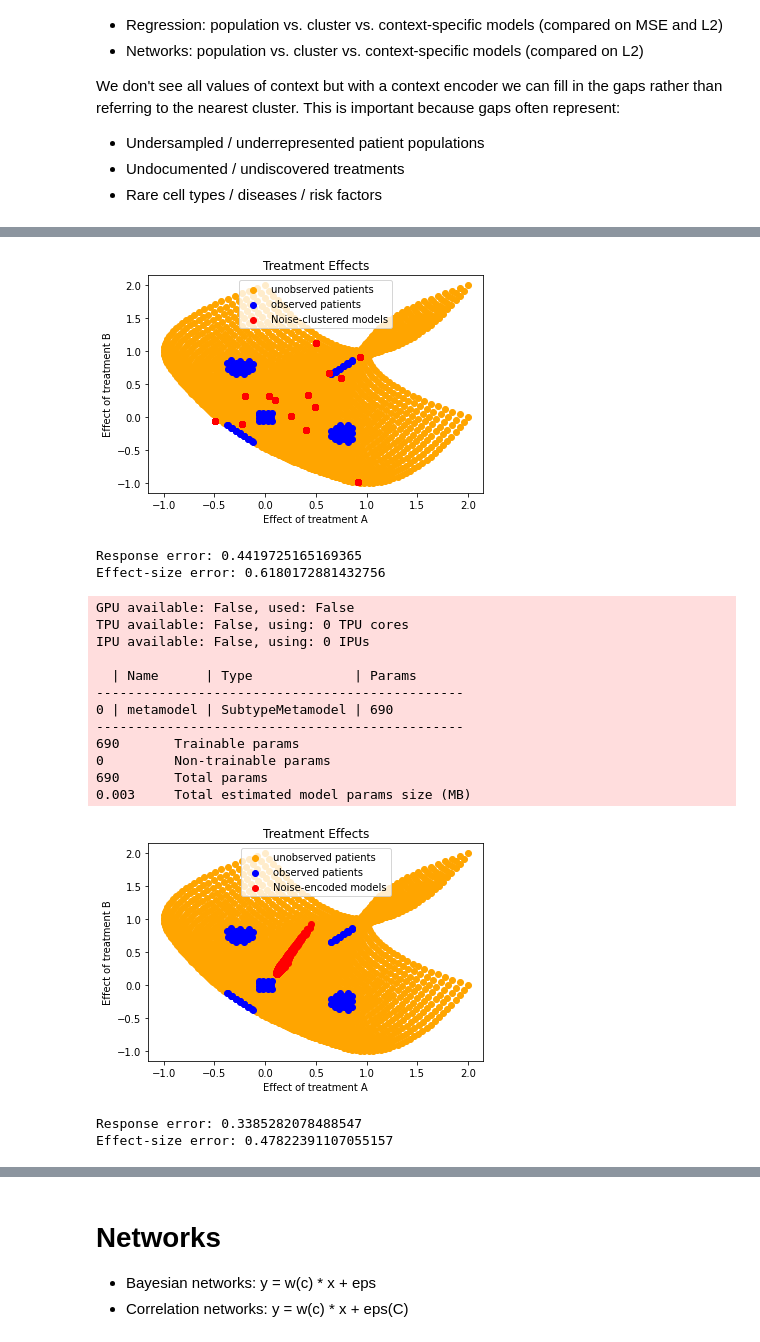
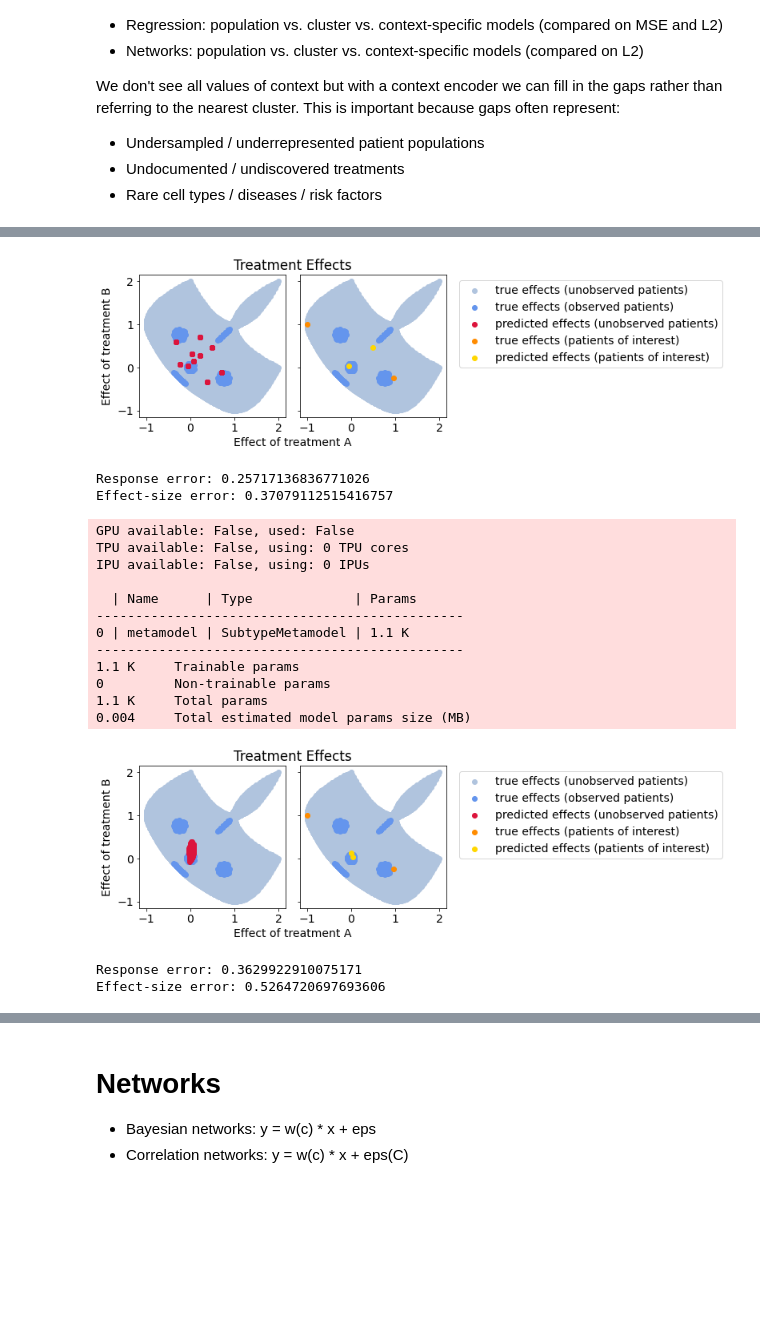
Before and after one commit to cnellington/Contextualized, a Jupyter notebook: experiments/simulation/cluster_demo.ipynb, the cells around one changed output, grey strips where cells are left out. Saved outputs shown, nothing was run; the diff lists cells and outputs as text; code cells hidden in the pictures; blank space fills up the shorter version.

```diff
--- a/experiments/simulation/cluster_demo.ipynb
+++ b/experiments/simulation/cluster_demo.ipynb
@@ -11,9 +11,11 @@ We don't see all values of context but with a context encoder we can fill in the
 - Rare cell types / diseases / risk factors
 # %%
 import numpy as np
-import matplotlib.pyplot as plt
 import torch
-
 from sklearn.cluster import KMeans
 from contextualized.regression import ContextualizedRegression, RegressionTrainer
+
+import matplotlib as mpl
+import matplotlib.pyplot as plt
+plt.rcParams.update({'font.size': 14})
 # %%
@@ -131,6 +234,7 @@ class ClusterRegression:
         self.models = {k: NaiveRegression() for k in range(K)}
 
     def fit(self, C, X, Y):
+        self.wdim = X.shape[-1]
         self.kmeans.fit(C)
         for k in range(self.K):
             k_idx = self.kmeans.labels_ == k
@@ -214,59 +311,47 @@ Effect-size error:              0.18784222984179968
 # %%
 # Regression from noise-context clustering
-noise = np.random.normal(0, 1, C.shape)
+noise = np.random.normal(0, 1, (len(C), 10))
 noise_train, noise_test = split(noise)
 noise_mean, noise_std = noise_train.mean(axis=0), noise_train.std(axis=0)
 noise_train = (noise_train - noise_mean) / noise_std
 noise_test = (noise_test - noise_mean) / noise_std
+C_noise_train = np.concatenate((C_train, noise_train), axis=-1)
+C_noise_test = np.concatenate((C_test, noise_test), axis=-1)
+C_noise_patients = np.concatenate((C_patients, noise_test[:len(C_patients)]), axis=-1)
 
-cluster_model = ClusterRegression(14).fit(noise_train, X_train, Y_train)
-w_hat = cluster_model.predict_w(noise_test, X_test)
-y_hat = cluster_model.predict_y(noise_test, X_test)
+cluster_model = ClusterRegression(10).fit(C_noise_train, X_train, Y_train)
+w_hat = cluster_model.predict_w(C_noise_test, X_test)
+y_hat = cluster_model.predict_y(C_noise_test, X_test)
+patient_w_hat = cluster_model.predict_w(C_noise_patients, X_patients)
 
-plt.scatter(W_test[:,0], W_test[:,1], c='orange', label='unobserved patients')
-plt.scatter(W_train[:,0], W_train[:,1], c='blue', label='observed patients')
-plt.scatter(w_hat[:,0], w_hat[:,1], c='red', label='Noise-clustered models')
-plt.xlabel('Effect of treatment A')
-plt.ylabel('Effect of treatment B')
-plt.title('Treatment Effects')
-plt.legend()
-plt.show()
-
-# plt.scatter(X_test[:,0], X_test[:,1], c=y_hat)
-# plt.show()
+plot_all(w_hat, patient_w_hat, 'cluster_noisy')
 
 y_mse = mse(Y_test, y_hat)
 w_mse = mse(W_test, w_hat)
 print(f"Response error: {y_mse}")
 print(f"Effect-size error: {w_mse}")
 # %% [output]
-[figure, old version]
+[figure, new version]
-Response error: 0.4419725165169365
-Effect-size error: 0.6180172881432756
+Response error: 0.25717136836771026
+Effect-size error: 0.37079112515416757
 # %%
 # Regression from noise encoding
 encoder_kwargs = {'width': 50, 'layers': 2}
 model = ContextualizedRegression(noise.shape[-1], X.shape[-1], Y.shape[-1], encoder_kwargs=encoder_kwargs)
 train_dataloader = model.dataloader(noise_train, X_train, Y_train, batch_size=1)
 test_dataloader = model.dataloader(noise_test, X_test, Y_test, batch_size=100)
-trainer = RegressionTrainer(max_epochs=5, auto_lr_find=True)
+patient_dataloader = model.dataloader(noise_test[:len(C_patients)], X_patients, Y_patients, batch_size=1)
+trainer = RegressionTrainer(max_epochs=2, auto_lr_find=True)
 trainer.fit(model, train_dataloader)
 
 w_hat, _ = trainer.predict_params(model, test_dataloader)
 w_hat = w_hat.squeeze()
 y_hat = (X_test * w_hat).sum(axis=1)[:,np.newaxis]
 
-plt.scatter(W_test[:,0], W_test[:,1], c='orange', label='unobserved patients')
-plt.scatter(W_train[:,0], W_train[:,1], c='blue', label='observed patients')
-plt.scatter(w_hat[:,0], w_hat[:,1], c='red', label='Noise-encoded models')
-plt.xlabel('Effect of treatment A')
-plt.ylabel('Effect of treatment B')
-plt.title('Treatment Effects')
-plt.legend()
-plt.show()
+patient_w_hat, _ = trainer.predict_params(model, patient_dataloader)
+patient_w_hat = patient_w_hat.squeeze()
 
-# plt.scatter(X_test[:,0], X_test[:,1], c=y_hat)
-# plt.show()
+plot_all(w_hat, patient_w_hat, 'encoder_noise')
 
 y_mse = mse(Y_test, y_hat)
 w_mse = mse(W_test, w_hat)
@@ -279,13 +364,13 @@ IPU available: False, using: 0 IPUs
 
   | Name      | Type             | Params
 -----------------------------------------------
-0 | metamodel | SubtypeMetamodel | 690
+0 | metamodel | SubtypeMetamodel | 1.1 K
 -----------------------------------------------
-690       Trainable params
+1.1 K     Trainable params
 0         Non-trainable params
-690       Total params
-0.003     Total estimated model params size (MB)
+1.1 K     Total params
+0.004     Total estimated model params size (MB)
-[figure, old version]
+[figure, new version]
-Response error: 0.3385282078488547
-Effect-size error: 0.47822391107055157
+Response error: 0.3629922910075171
+Effect-size error: 0.5264720697693606
 # %%
```
Also changed, not shown: parts of 13 cells of this notebook.
